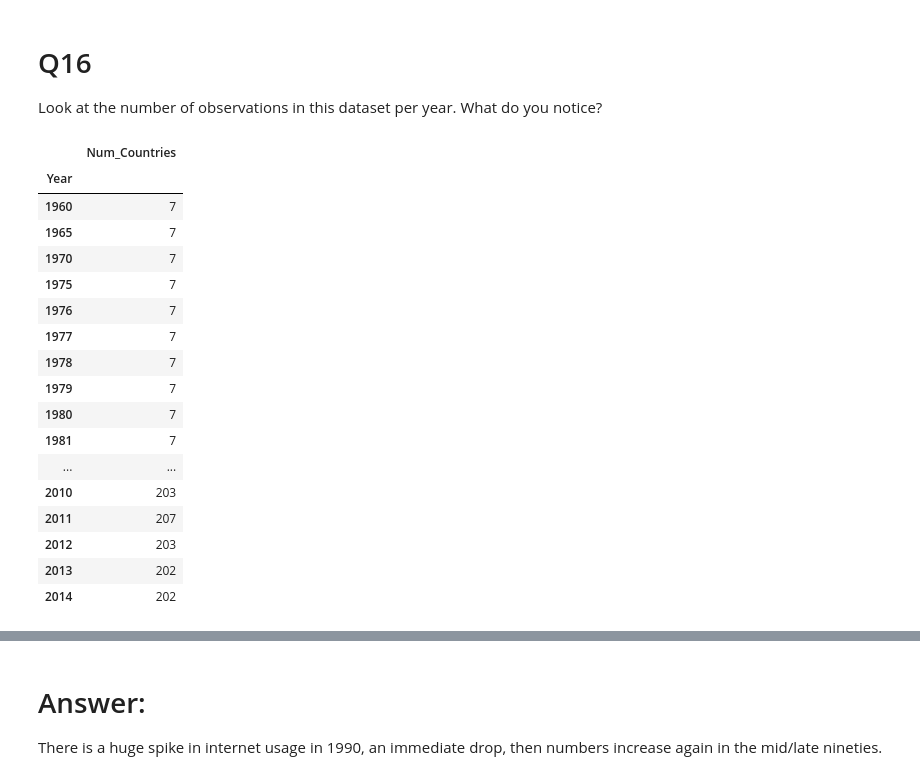
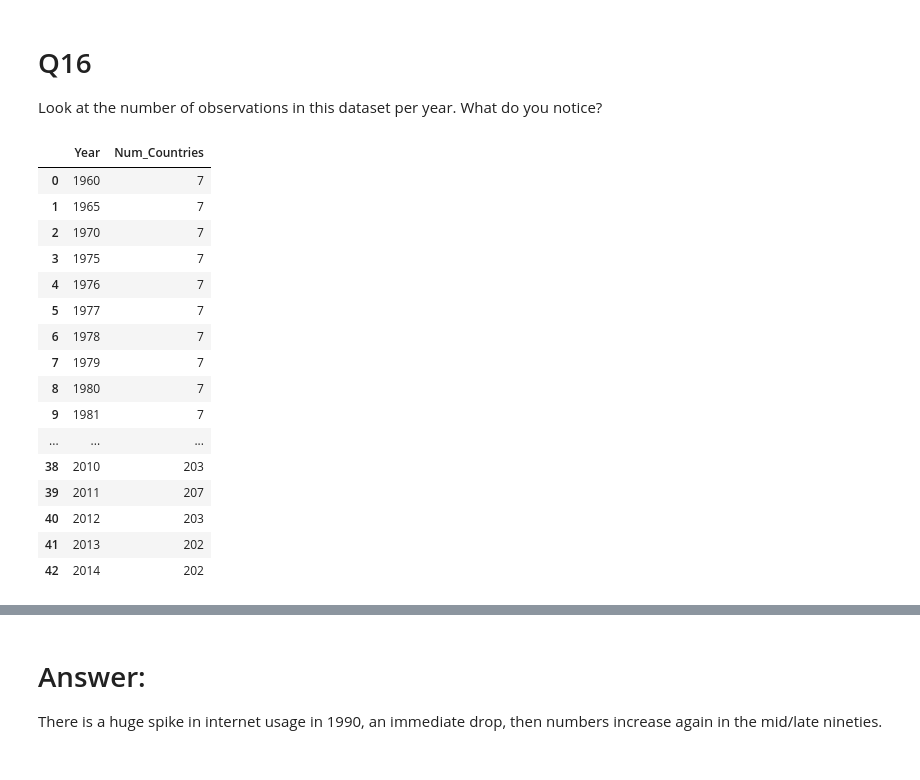
Before and after one commit to NSS-Data-Analytics-Cohort-11/undata-jessicabohannon, a Jupyter notebook: notebook/UN_Data.ipynb, the cells around one changed output, grey strips where cells are left out. Drawn from its saved outputs; the diff is of its cells as text; code cells hidden in the pictures.

```diff
--- a/notebook/UN_Data.ipynb
+++ b/notebook/UN_Data.ipynb
@@ -436,30 +434,30 @@ Look at the number of observations in this dataset per year. What do you notice?
 # %%
 #Number of observations per year
 
 #Creating series counting number of countries per year, turning into DataFrame, and renaming columns
 
 internet_countries_per_year = internet_df.groupby('Year')['Country']\
                                          .count()\
                                          .to_frame()\
+                                         .reset_index()\
                                          .rename(columns={'Country':'Num_Countries'})
 
 internet_countries_per_year
 # %% [output]
-|  | Num_Countries |
-| Year |  |
-| 1960 | 7 |
-| 1965 | 7 |
-| 1970 | 7 |
-| 1975 | 7 |
-| 1976 | 7 |
-| 1977 | 7 |
-| 1978 | 7 |
-| 1979 | 7 |
-| 1980 | 7 |
-| 1981 | 7 |
-| ... | ... |
-| 2010 | 203 |
-| 2011 | 207 |
-| 2012 | 203 |
-| 2013 | 202 |
-| 2014 | 202 |
+|  | Year | Num_Countries |
+| 0 | 1960 | 7 |
+| 1 | 1965 | 7 |
+| 2 | 1970 | 7 |
+| 3 | 1975 | 7 |
+| 4 | 1976 | 7 |
+| 5 | 1977 | 7 |
+| 6 | 1978 | 7 |
+| 7 | 1979 | 7 |
+| 8 | 1980 | 7 |
+| 9 | 1981 | 7 |
+| ... | ... | ... |
+| 38 | 2010 | 203 |
+| 39 | 2011 | 207 |
+| 40 | 2012 | 203 |
+| 41 | 2013 | 202 |
+| 42 | 2014 | 202 |
```
Also changed, not shown: parts of 4 cells of this notebook.
